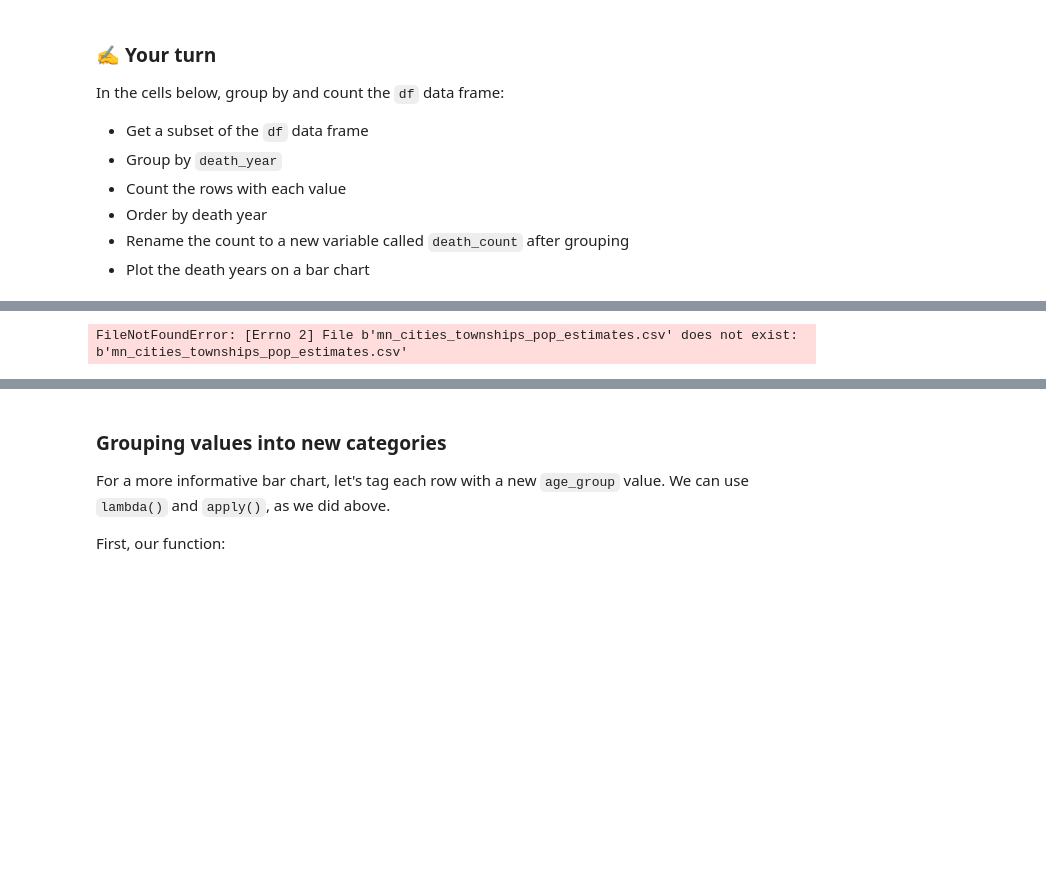
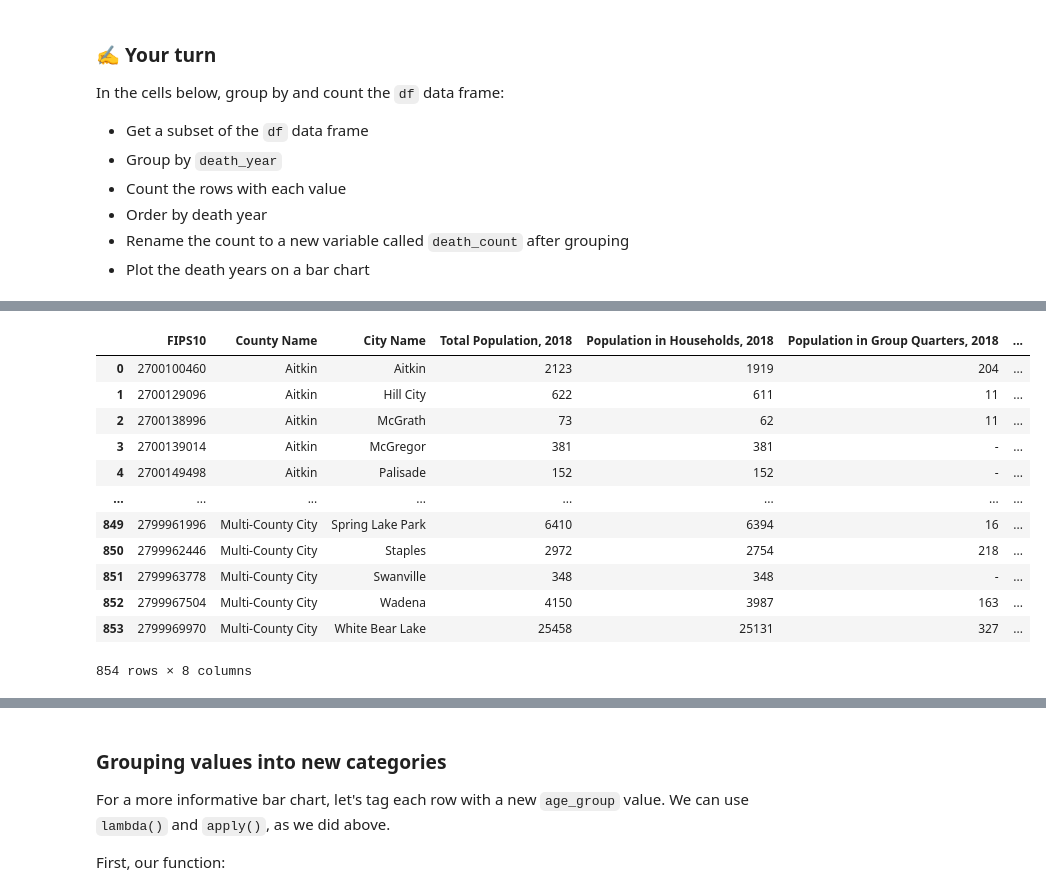
Before and after one commit to StellaYu101/teaching-guide-data-cleaning-and-viz-with-python, a Jupyter notebook: Data cleaning and visualization with pandas.ipynb, the cells around one changed output, grey strips where cells are left out. Saved outputs shown, nothing was run; the diff lists cells and outputs as text; code cells hidden in the pictures; blank space fills up the shorter version.

```diff
--- a/Data cleaning and visualization with pandas.ipynb
+++ b/Data cleaning and visualization with pandas.ipynb
@@ -324,7 +371,19 @@ Of course, it's not surprising that Minnesota's largest city has the highest raw
 
 First, we load a spreadsheet of population data from a reliable source from a similar time period.
 # %%
-pop_estimates = pd.read_csv('mn_cities_townships_pop_estimates.csv')
+pop_estimates = pd.read_csv('data/mn_cities_pop_estimates.csv')
 pop_estimates
 # %% [output]
+|  | FIPS10 | County Name | City Name | Total Population, 2018 | Population in Households, 2018 | Population in Group Quarters, 2018 | ... |
+| 0 | 2700100460 | Aitkin | Aitkin | 2123 | 1919 | 204 | ... |
+| 1 | 2700129096 | Aitkin | Hill City | 622 | 611 | 11 | ... |
+| 2 | 2700138996 | Aitkin | McGrath | 73 | 62 | 11 | ... |
+| 3 | 2700139014 | Aitkin | McGregor | 381 | 381 | - | ... |
+| 4 | 2700149498 | Aitkin | Palisade | 152 | 152 | - | ... |
+| ... | ... | ... | ... | ... | ... | ... | ... |
+| 849 | 2799961996 | Multi-County City | Spring Lake Park | 6410 | 6394 | 16 | ... |
+| 850 | 2799962446 | Multi-County City | Staples | 2972 | 2754 | 218 | ... |
+| 851 | 2799963778 | Multi-County City | Swanville | 348 | 348 | - | ... |
+| 852 | 2799967504 | Multi-County City | Wadena | 4150 | 3987 | 163 | ... |
+| 853 | 2799969970 | Multi-County City | White Bear Lake | 25458 | 25131 | 327 | ... |
-FileNotFoundError: [Errno 2] File b'mn_cities_townships_pop_estimates.csv' does not exist: b'mn_cities_townships_pop_estimates.csv'
+854 rows × 8 columns
```
Also changed, not shown: parts of 88 cells of this notebook, 1 other file.
